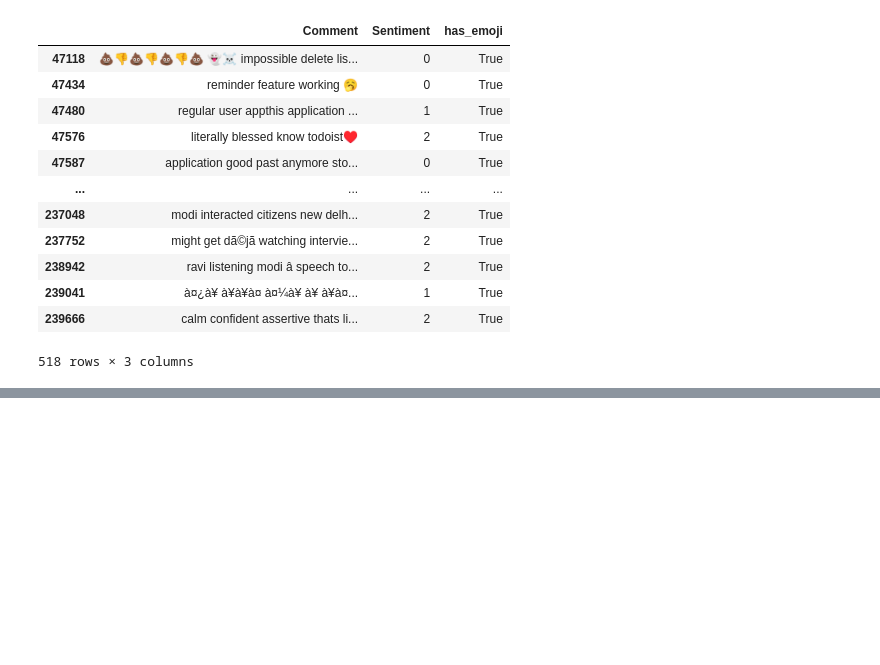
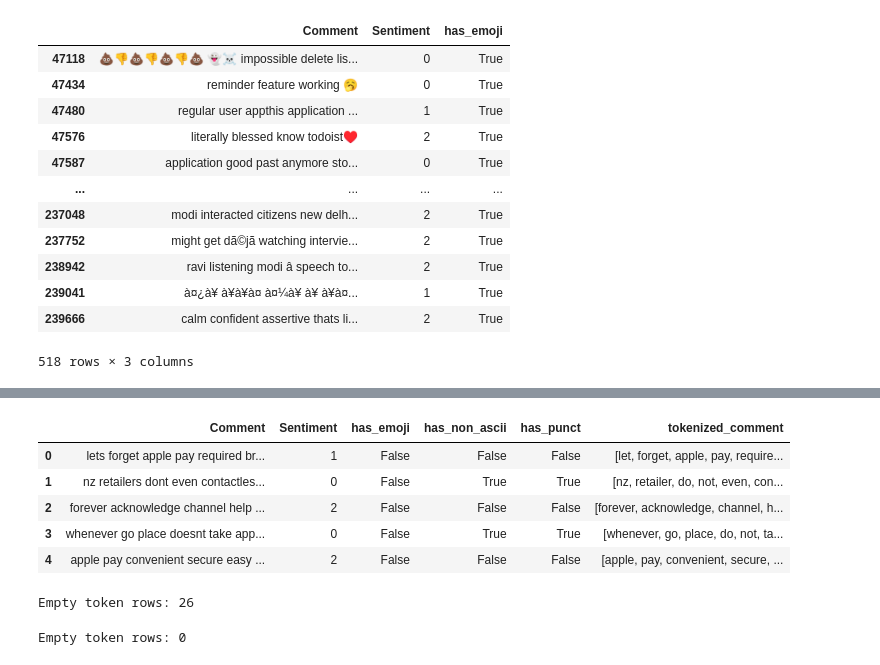
Before and after one commit to nayankhanal/ml-class, a Jupyter notebook: nlp/sentiment.ipynb, the cells around one changed output, grey strips where cells are left out. Cells and saved outputs as stored; diff of their text form; code cells hidden in the pictures; blank space fills up the shorter version.

```diff
--- a/nlp/sentiment.ipynb
+++ b/nlp/sentiment.ipynb
@@ -369,0 +531,3 @@ df[df['has_emoji'] == True]
+# %%
+import spacy
+nlp = spacy.load("en_core_web_sm")
@@ -369,0 +539,5 @@ df[df['has_emoji'] == True]
+# %%
+sample = "the cats were running quickly through the studies"
+doc = nlp(sample)
+for token in doc:
+    print(token.text, "→", token.lemma_, f"({token.pos_})")
@@ -369,0 +556,21 @@ df[df['has_emoji'] == True]
+# %%
+def lematize_tokens_batch_spacy(tokens_list):
+    texts = [' '.join(tokens) for tokens in tokens_list]
+    docs = nlp.pipe(texts)
+    return [[token.lemma_ for token in doc] for doc in docs]
+# %%
+df['tokenized_comment'] = lematize_tokens_batch_spacy(df['tokenized_comment'].tolist())
+# %%
+df.head()
+# %% [output]
+|  | Comment | Sentiment | has_emoji | has_non_ascii | has_punct | tokenized_comment |
+| 0 | lets forget apple pay required br... | 1 | False | False | False | [let, forget, apple, pay, require... |
+| 1 | nz retailers dont even contactles... | 0 | False | True | True | [nz, retailer, do, not, even, con... |
+| 2 | forever acknowledge channel help ... | 2 | False | False | False | [forever, acknowledge, channel, h... |
+| 3 | whenever go place doesnt take app... | 0 | False | True | True | [whenever, go, place, do, not, ta... |
+| 4 | apple pay convenient secure easy ... | 2 | False | False | False | [apple, pay, convenient, secure, ... |
+# %%
+empty_rows = df[df['tokenized_comment'].apply(len) == 0]
+print(f"Empty token rows: {len(empty_rows)}")
+# %% [output]
+Empty token rows: 26
@@ -369,0 +579,5 @@ df[df['has_emoji'] == True]
+# %%
+empty_rows = df[df['tokenized_comment'].apply(len) == 0]
+print(f"Empty token rows: {len(empty_rows)}")
+# %% [output]
+Empty token rows: 0
```
Also changed, not shown: parts of 33 cells of this notebook, 1 other file.
